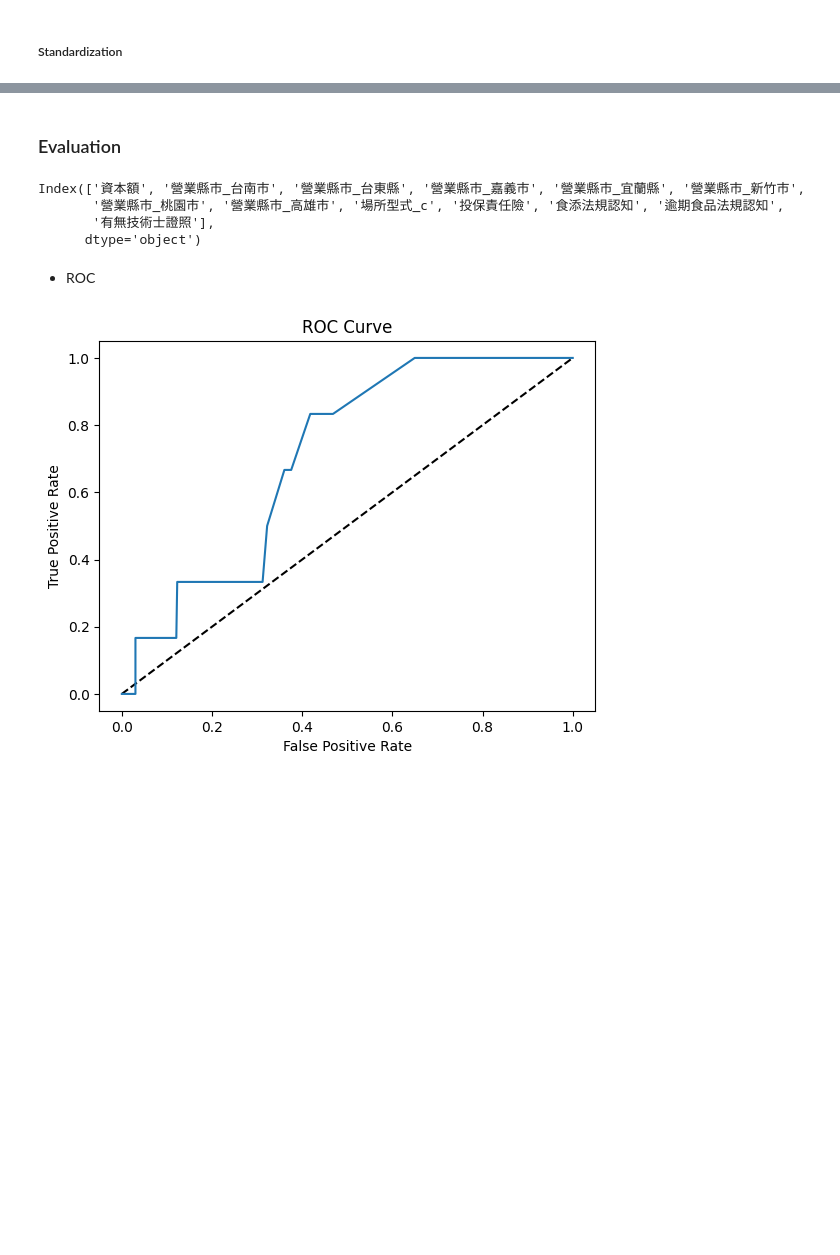
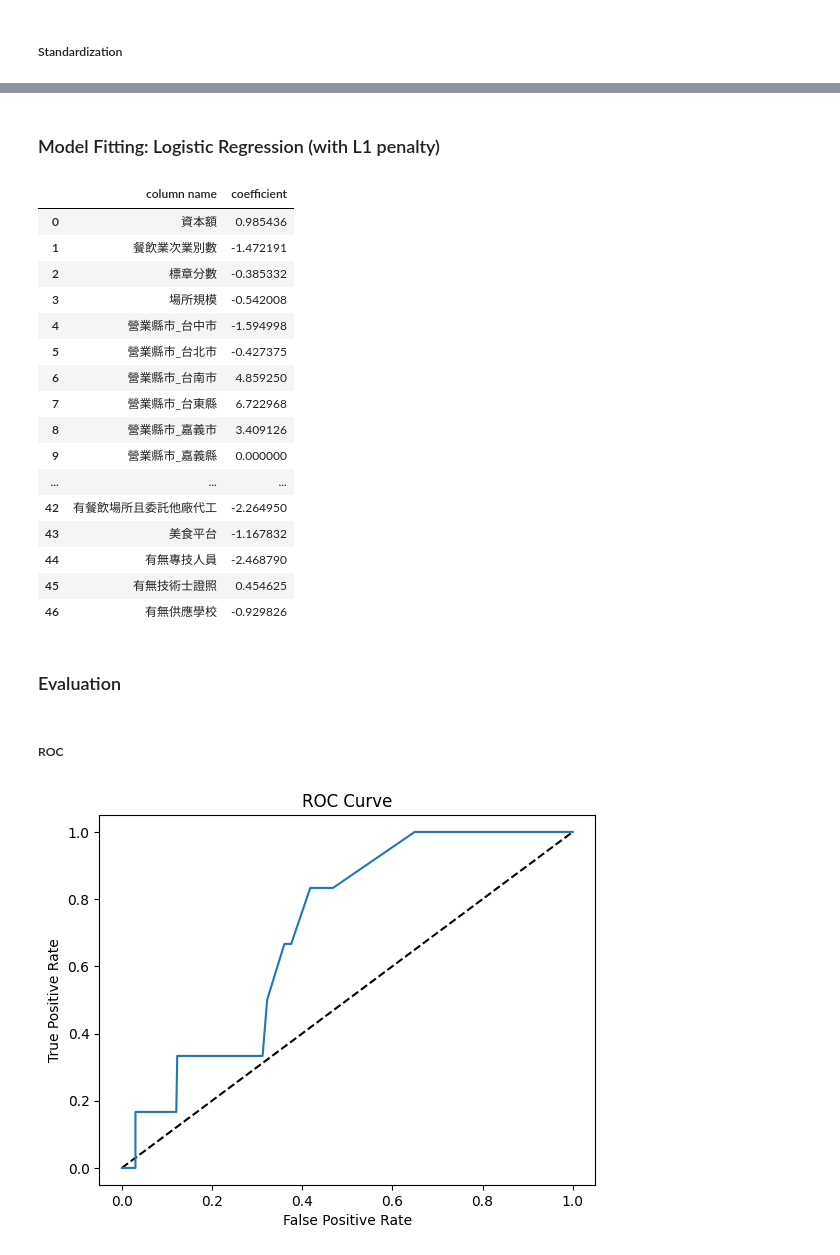
Before and after one commit to godgodgod11101/ML_ExpFood, a Jupyter notebook: ExpFood_Restaurant/ipynb/4_ModelFitting.ipynb, the cells around one changed output, grey strips where cells are left out. Saved outputs shown, nothing was run; the diff lists cells and outputs as text; code cells hidden in the pictures; blank space fills up the shorter version.

Commit message:
250513
model evaluating

```diff
--- a/ExpFood_Restaurant/ipynb/4_ModelFitting.ipynb
+++ b/ExpFood_Restaurant/ipynb/4_ModelFitting.ipynb
@@ -87,0 +82,5 @@ y_smote = dict_dfs_fs['train']['y_smote']
+# %%
+y_smote = dict_dfs_fs['train']['y_smote']
+y_sh, X_sh = shuffle(y_smote, X_sm_EncSca, random_state=27)
+# %% [markdown]
+### Model Fitting: Logistic Regression (with L1 penalty)
@@ -96,2 +95,0 @@ lgs_sm = fit_lgs_l1(X_sm_EncSca, y_smote)
-# %% [markdown]
-### Evaluation
@@ -100,8 +96,24 @@ y_test = dict_dfs_fs['test']['y']
 # %%
-# 採用特徵
-X_sm_EncSca.columns[lgs_sm.coef_.flatten() > 0]
+# 迴歸係數
+pd.DataFrame(
+    {'column name': X_sh.columns.tolist(),
+     'coefficient': logistic_l1.coef_.flatten()}
+)
 # %% [output]
-Index(['資本額', '營業縣市_台南市', '營業縣市_台東縣', '營業縣市_嘉義市', '營業縣市_宜蘭縣', '營業縣市_新竹市',
-       '營業縣市_桃園市', '營業縣市_高雄市', '場所型式_c', '投保責任險', '食添法規認知', '逾期食品法規認知',
-       '有無技術士證照'],
-      dtype='object')
+|  | column name | coefficient |
+| 0 | 資本額 | 0.985436 |
+| 1 | 餐飲業次業別數 | -1.472191 |
+| 2 | 標章分數 | -0.385332 |
+| 3 | 場所規模 | -0.542008 |
+| 4 | 營業縣市_台中市 | -1.594998 |
+| 5 | 營業縣市_台北市 | -0.427375 |
+| 6 | 營業縣市_台南市 | 4.859250 |
+| 7 | 營業縣市_台東縣 | 6.722968 |
+| 8 | 營業縣市_嘉義市 | 3.409126 |
+| 9 | 營業縣市_嘉義縣 | 0.000000 |
+| ... | ... | ... |
+| 42 | 有餐飲場所且委託他廠代工 | -2.264950 |
+| 43 | 美食平台 | -1.167832 |
+| 44 | 有無專技人員 | -2.468790 |
+| 45 | 有無技術士證照 | 0.454625 |
+| 46 | 有無供應學校 | -0.929826 |
@@ -108,3 +122,5 @@ Index(['資本額', '營業縣市_台南市', '營業縣市_台東縣', '營業
+# %% [markdown]
+### Evaluation
 # %%
 # 預測結果
 def result_df(model, X_test, y_test):
@@ -122,3 +138,3 @@ df_rsl = result_df(lgs_sm, X_test_EncSca, y_test)
 # %% [markdown]
-* ROC
+##### ROC
 # %%
```
Also changed, not shown: parts of 19 cells of this notebook, 1 other file.
